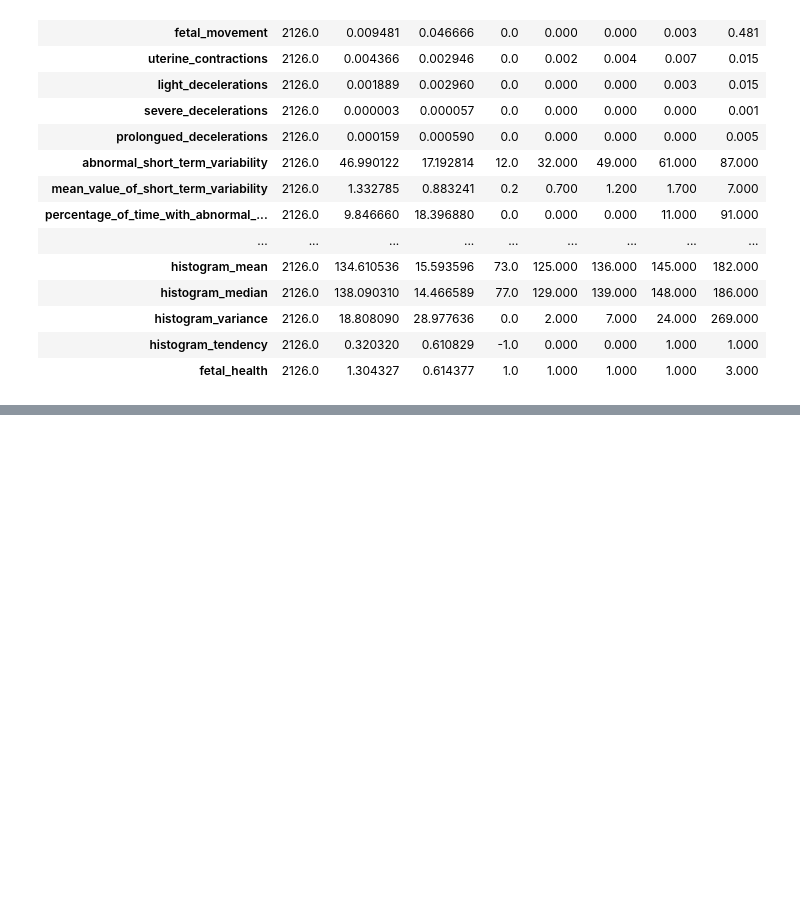
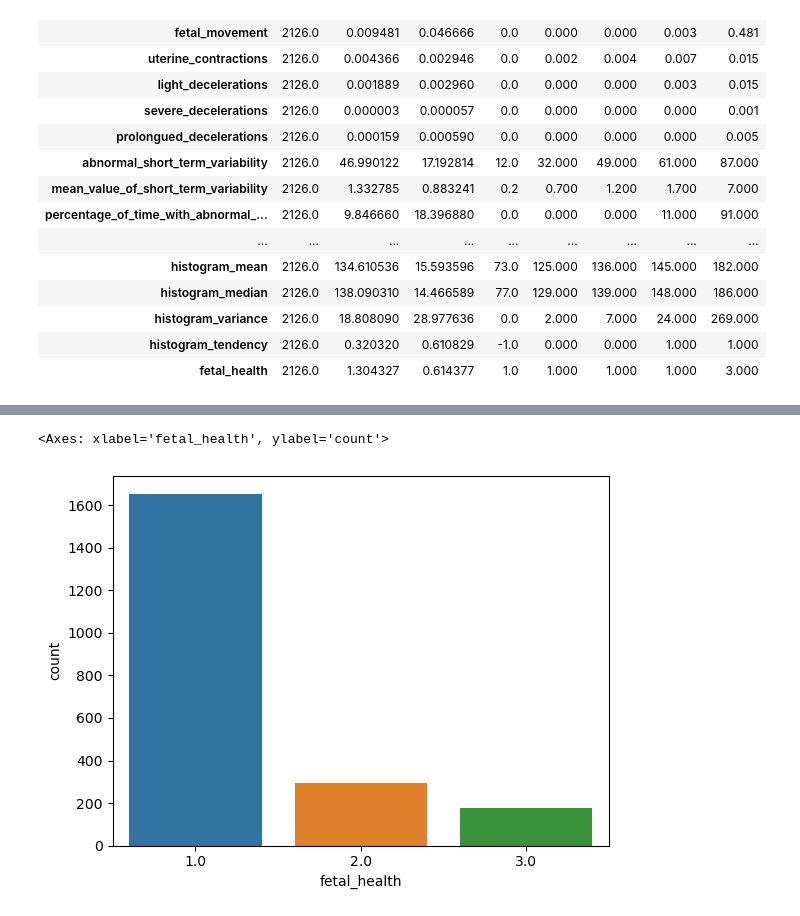
Before and after one commit to evanyan13/fetu_poc, a Jupyter notebook: proof_of_concept/classification_sklearn.ipynb, the cells around one changed output, grey strips where cells are left out. Saved outputs shown, nothing was run; the diff lists cells and outputs as text; code cells hidden in the pictures; blank space fills up the shorter version.

```diff
--- a/proof_of_concept/classification_sklearn.ipynb
+++ b/proof_of_concept/classification_sklearn.ipynb
@@ -121,0 +133,6 @@ data.describe().T
+# %%
+# To check if the data is imbalanced or not
+sns.countplot(data=data, x="fetal_health")
+# %% [output]
+<Axes: xlabel='fetal_health', ylabel='count'>
+[figure, added]
```
Also changed, not shown: parts of 13 cells of this notebook.
